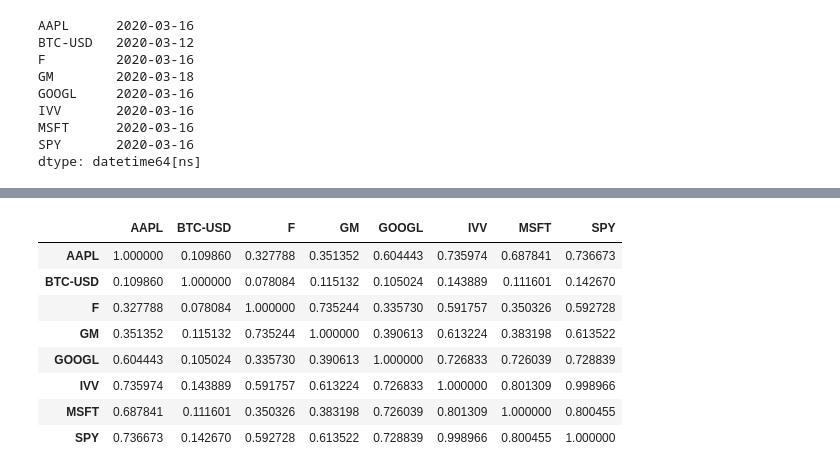
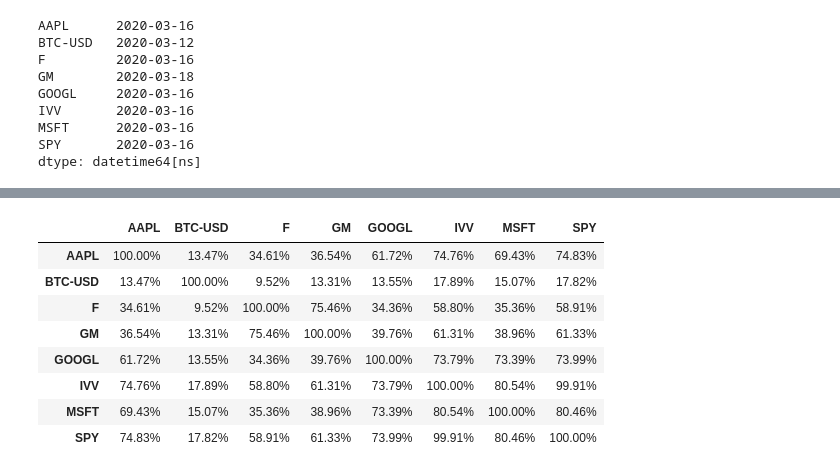
Before and after one commit to ebdaniel/drw-dataanalysis-2022, a Jupyter notebook: discussions/Demo Regression.ipynb, the cells around one changed output, grey strips where cells are left out. Saved outputs shown, nothing was run; the diff lists cells and outputs as text; code cells hidden in the pictures.

```diff
--- a/discussions/Demo Regression.ipynb
+++ b/discussions/Demo Regression.ipynb
@@ -10,7 +10,9 @@ import yfinance as yf
 plt.style.use('ggplot')
 # %%
 # use yfinance api to extract data.
-df = yf.download("AAPL F GM IVV MSFT GOOGL SPY BTC-USD", start="2015-01-02", end="2021-06-30")['Adj Close']
+START = "2015-01-02"
+END = "2022-05-31"
+df = yf.download("AAPL F GM IVV MSFT GOOGL SPY BTC-USD", start=START, end=END)['Adj Close']
 df.dropna(inplace=True)
 # %% [output]
 [*********************100%***********************]  8 of 8 completed
@@ -119,12 +128,12 @@ strong multicollinearity or other numerical problems.
 # %%
-returns.corr()
+returns.corr().style.format('{:.2%}')
 # %% [output]
 |  | AAPL | BTC-USD | F | GM | GOOGL | IVV | MSFT | SPY |
-| AAPL | 1.000000 | 0.109860 | 0.327788 | 0.351352 | 0.604443 | 0.735974 | 0.687841 | 0.736673 |
-| BTC-USD | 0.109860 | 1.000000 | 0.078084 | 0.115132 | 0.105024 | 0.143889 | 0.111601 | 0.142670 |
-| F | 0.327788 | 0.078084 | 1.000000 | 0.735244 | 0.335730 | 0.591757 | 0.350326 | 0.592728 |
-| GM | 0.351352 | 0.115132 | 0.735244 | 1.000000 | 0.390613 | 0.613224 | 0.383198 | 0.613522 |
-| GOOGL | 0.604443 | 0.105024 | 0.335730 | 0.390613 | 1.000000 | 0.726833 | 0.726039 | 0.728839 |
-| IVV | 0.735974 | 0.143889 | 0.591757 | 0.613224 | 0.726833 | 1.000000 | 0.801309 | 0.998966 |
-| MSFT | 0.687841 | 0.111601 | 0.350326 | 0.383198 | 0.726039 | 0.801309 | 1.000000 | 0.800455 |
-| SPY | 0.736673 | 0.142670 | 0.592728 | 0.613522 | 0.728839 | 0.998966 | 0.800455 | 1.000000 |
+| AAPL | 100.00% | 13.47% | 34.61% | 36.54% | 61.72% | 74.76% | 69.43% | 74.83% |
+| BTC-USD | 13.47% | 100.00% | 9.52% | 13.31% | 13.55% | 17.89% | 15.07% | 17.82% |
+| F | 34.61% | 9.52% | 100.00% | 75.46% | 34.36% | 58.80% | 35.36% | 58.91% |
+| GM | 36.54% | 13.31% | 75.46% | 100.00% | 39.76% | 61.31% | 38.96% | 61.33% |
+| GOOGL | 61.72% | 13.55% | 34.36% | 39.76% | 100.00% | 73.79% | 73.39% | 73.99% |
+| IVV | 74.76% | 17.89% | 58.80% | 61.31% | 73.79% | 100.00% | 80.54% | 99.91% |
+| MSFT | 69.43% | 15.07% | 35.36% | 38.96% | 73.39% | 80.54% | 100.00% | 80.46% |
+| SPY | 74.83% | 17.82% | 58.91% | 61.33% | 73.99% | 99.91% | 80.46% | 100.00% |
```
Also changed, not shown: parts of 7 cells of this notebook, 5 other files.
